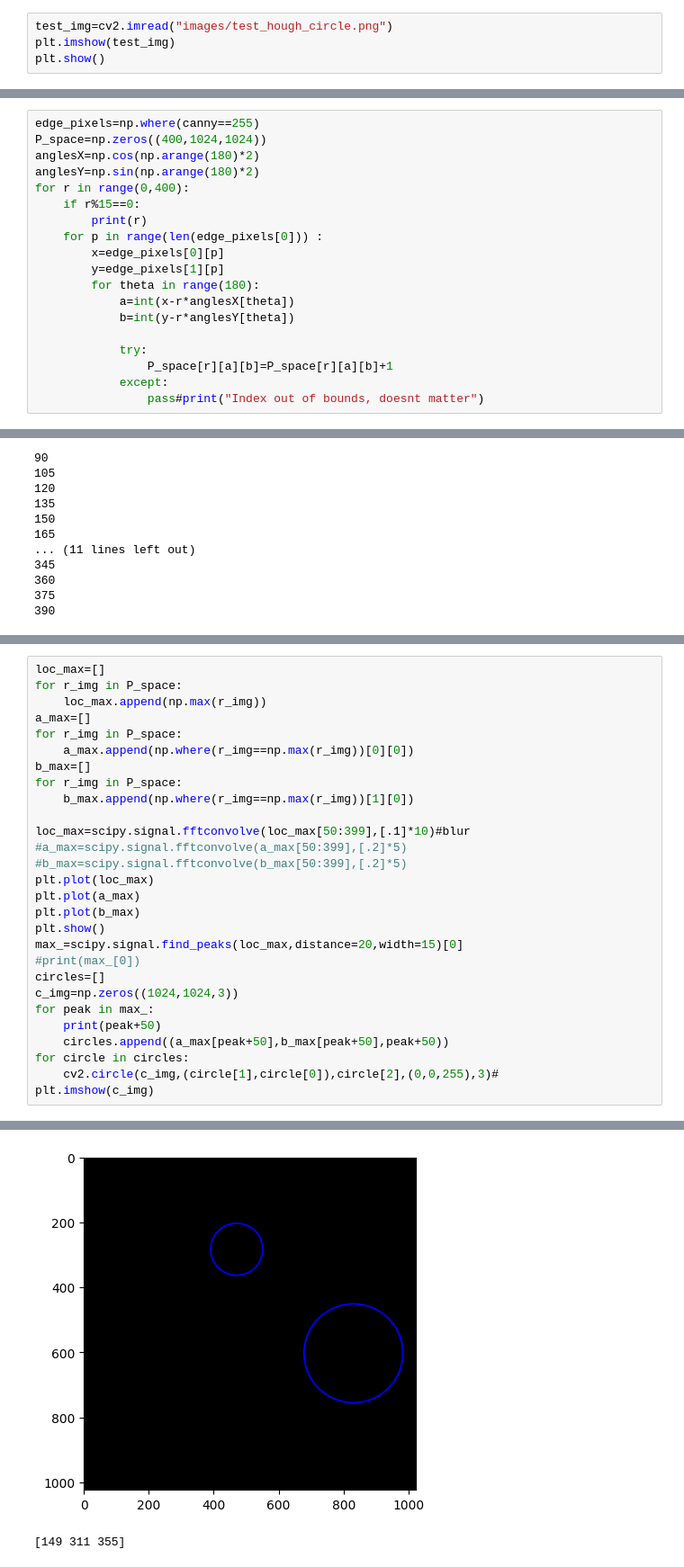
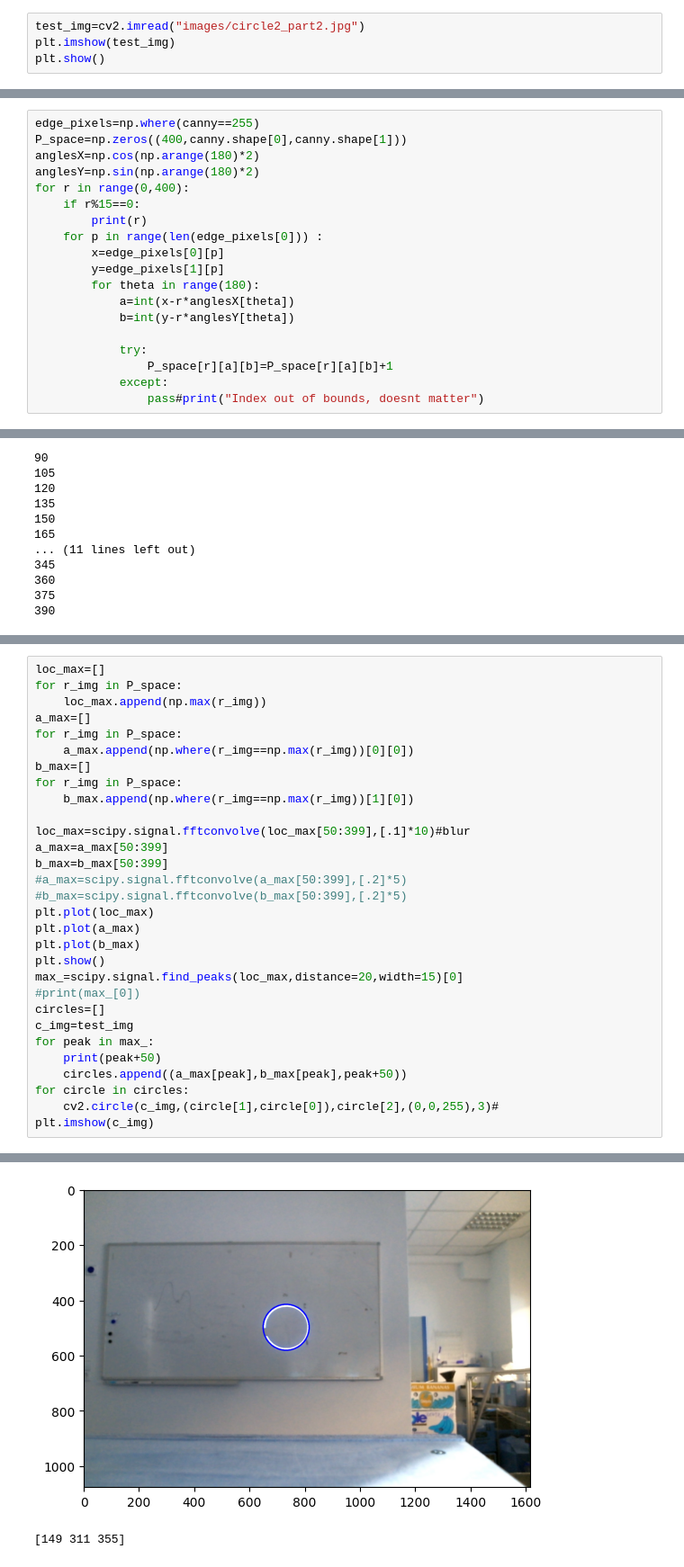
Before and after one commit to MKesenheimer/LaserFlySwatter, a Jupyter notebook: my_hough.ipynb, the cells around one changed output, grey strips where cells are left out. Shown: that part at 90% size. Cells and saved outputs as stored; diff of their text form.

```diff
--- a/my_hough.ipynb
+++ b/my_hough.ipynb
@@ -11,5 +11,5 @@ print(os.listdir())
 # %%
-test_img=cv2.imread("images/test_hough_circle.png")
+test_img=cv2.imread("images/circle2_part2.jpg")
 plt.imshow(test_img)
 plt.show()
 # %% [output]
@@ -25,6 +25,6 @@ canny.shape
 # %%
 edge_pixels=np.where(canny==255)
-P_space=np.zeros((400,1024,1024))
+P_space=np.zeros((400,canny.shape[0],canny.shape[1]))
 anglesX=np.cos(np.arange(180)*2)
 anglesY=np.sin(np.arange(180)*2)
 for r in range(0,400):
@@ -76,6 +76,8 @@ for r_img in P_space:
     b_max.append(np.where(r_img==np.max(r_img))[1][0])
 
 loc_max=scipy.signal.fftconvolve(loc_max[50:399],[.1]*10)#blur
+a_max=a_max[50:399]
+b_max=b_max[50:399]
 #a_max=scipy.signal.fftconvolve(a_max[50:399],[.2]*5)
 #b_max=scipy.signal.fftconvolve(b_max[50:399],[.2]*5)
 plt.plot(loc_max)
@@ -85,10 +87,10 @@ plt.show()
 max_=scipy.signal.find_peaks(loc_max,distance=20,width=15)[0]
 #print(max_[0])
 circles=[]
-c_img=np.zeros((1024,1024,3))
+c_img=test_img
 for peak in max_:
     print(peak+50)
-    circles.append((a_max[peak+50],b_max[peak+50],peak+50))
+    circles.append((a_max[peak],b_max[peak],peak+50))
 for circle in circles:
     cv2.circle(c_img,(circle[1],circle[0]),circle[2],(0,0,255),3)#
 plt.imshow(c_img)
@@ -101,4 +101,4 @@ Clipping input data to the valid range for imshow with RGB data ([0..1] for floa
-[figure, old version]
+[figure, new version]
 # %%
 # %% [output]
 [149 311 355]
```
Also changed, not shown: parts of 5 cells of this notebook, 7 other files.
